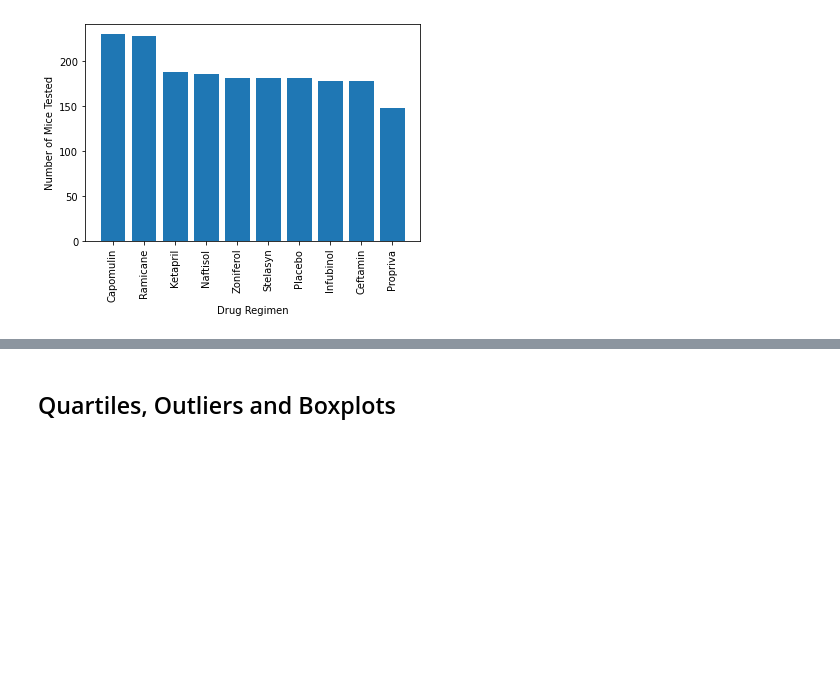
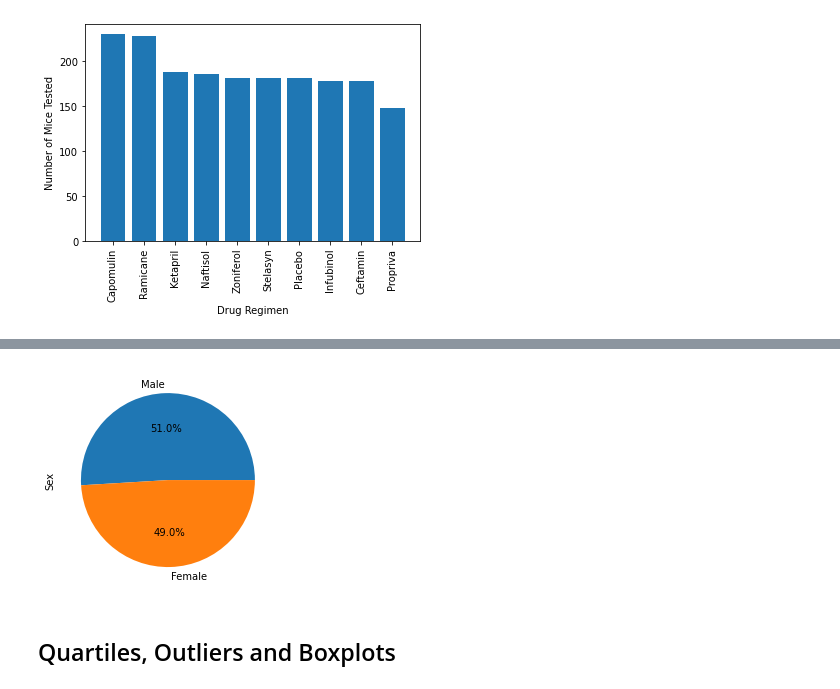
Before and after one commit to javrobs/matplotlib_challenge, a Jupyter notebook: Pymaceuticals/pymaceuticals_main.ipynb, the cells around one changed output, grey strips where cells are left out. Cells and saved outputs as stored; diff of their text form; code cells hidden in the pictures; blank space fills up the shorter version.

```diff
--- a/Pymaceuticals/pymaceuticals_main.ipynb
+++ b/Pymaceuticals/pymaceuticals_main.ipynb
@@ -187,5 +179,11 @@ Name: Timepoint, dtype: int64
 # %%
 # Generate a pie plot showing the distribution of female versus male mice using pyplot
+sex=data_clean["Sex"].value_counts()
+figure3=plt.pie(sex,labels=sex.index,autopct='%.1f%%')
+plt.ylabel("Sex")
+plt.show()
+# %% [output]
+[figure, added]
 # %% [markdown]
 ## Quartiles, Outliers and Boxplots
 # %%
```
Also changed, not shown: parts of 14 cells of this notebook, 1 other file.
